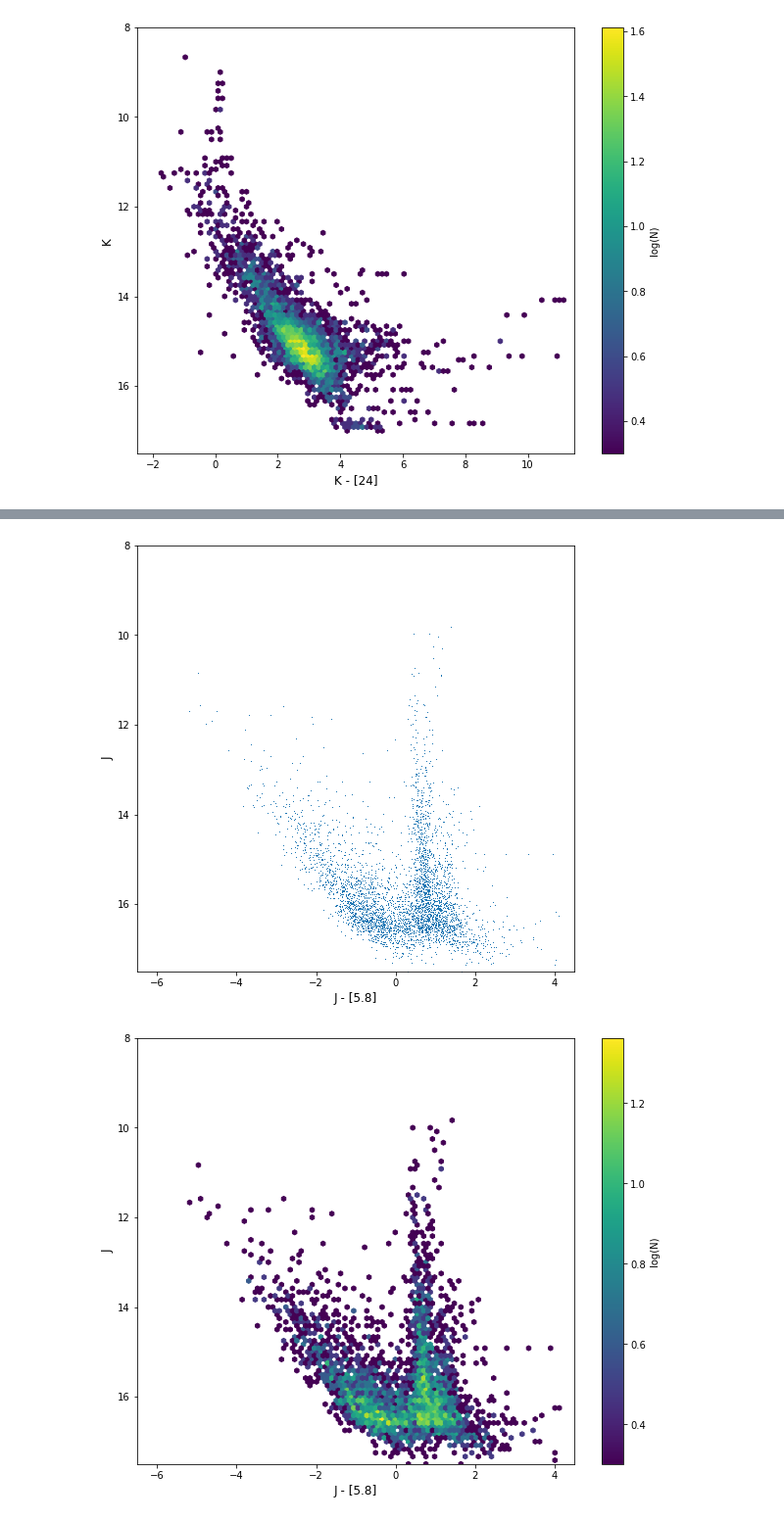
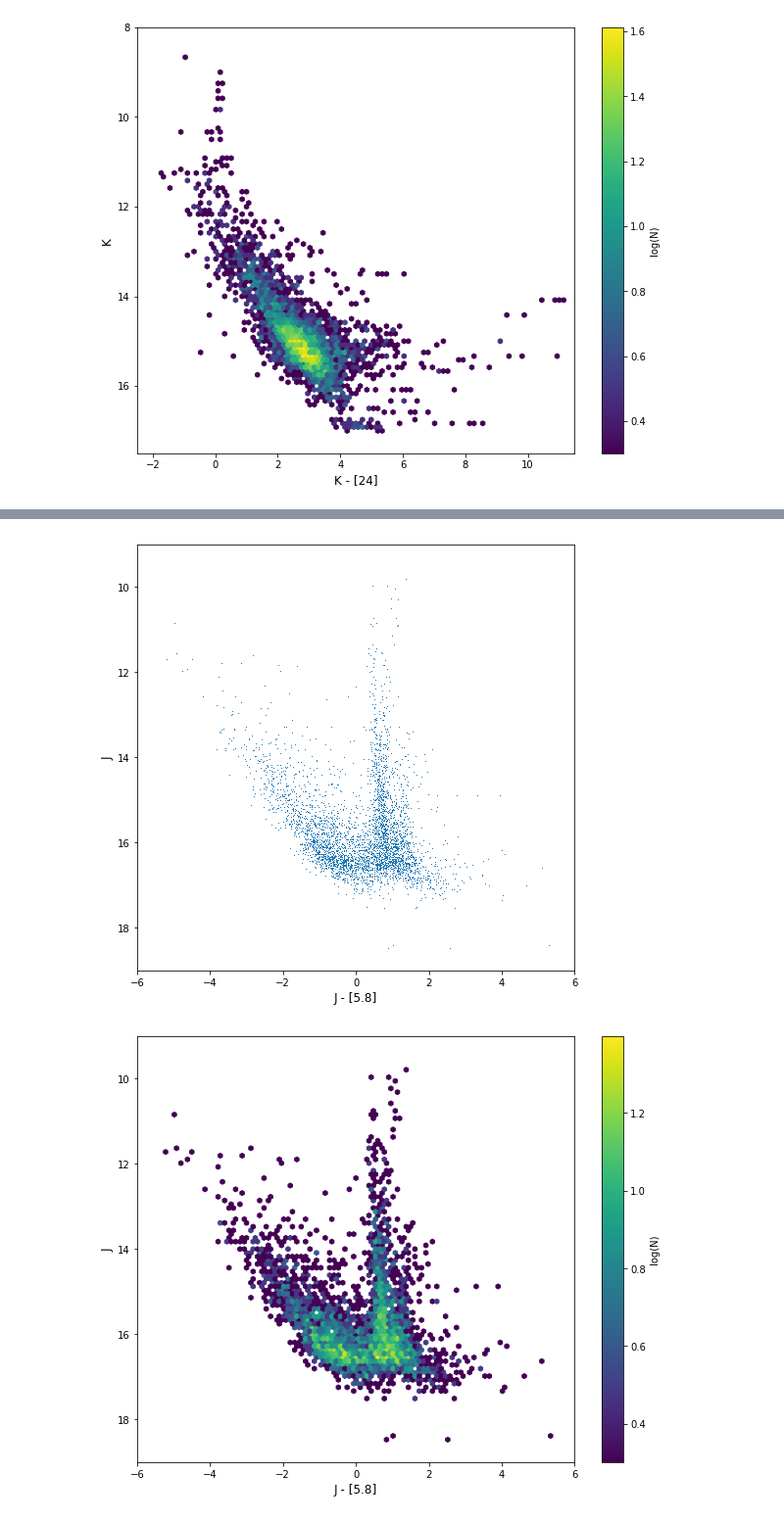
Before and after one commit to alechirschauer/SASP, a Jupyter notebook: CMD_21May2018.ipynb, the cells around one changed output, grey strips where cells are left out. Shown at 98% size. Cells and saved outputs as stored; diff of their text form; code cells hidden in the pictures.

```diff
--- a/CMD_21May2018.ipynb
+++ b/CMD_21May2018.ipynb
@@ -289,26 +289,26 @@ cb = plt.colorbar(im1, label='log(N)')
 # %%
 # J vs. J-[5.8]
 #
 plt.figure(figsize=(8,8))
 plt.plot(filter_phot_data.jMINUSfiveeight,filter_phot_data.jmag,',')
-plt.xlim(-6.5, 4.5)
-plt.ylim(17.5, 8.0)
+plt.xlim(-6.0, 6.0)
+plt.ylim(19.0, 9.0)
 plt.xlabel('J - [5.8]', size=12)
 plt.ylabel('J', size=12)
 #plt.savefig('J_vs_J-[5.8]_plot.pdf')
 #
 fig, ax1 = plt.subplots(1, 1, figsize=(10, 8))
-plt.xlim(-6.5, 4.5)
-plt.ylim(17.5, 8.0)
+plt.xlim(-6.0, 6.0)
+plt.ylim(19.0, 9.0)
 im1 = ax1.hexbin(filter_phot_data.jMINUSfiveeight, filter_phot_data.jmag, bins='log', cmap=plt.cm.viridis,
-               mincnt=1, extent=(-6.5, 4.5, 17.5, 8.0))
+               mincnt=1, extent=(-6.0, 6.0, 19.0, 9.0))
 ax1.set_xlabel('J - [5.8]', size=12)
 ax1.set_ylabel('J', size=12)
 cb = plt.colorbar(im1, label='log(N)')
 #plt.savefig('J_vs_J-[5.8]_hist.pdf')
 # %% [output]
-[figure, old version]
+[figure, new version]
-[figure, old version]
+[figure, new version]
 # %%
 # J vs. J-[8.0]
 #
```
Also changed, not shown: parts of 4 cells of this notebook.
